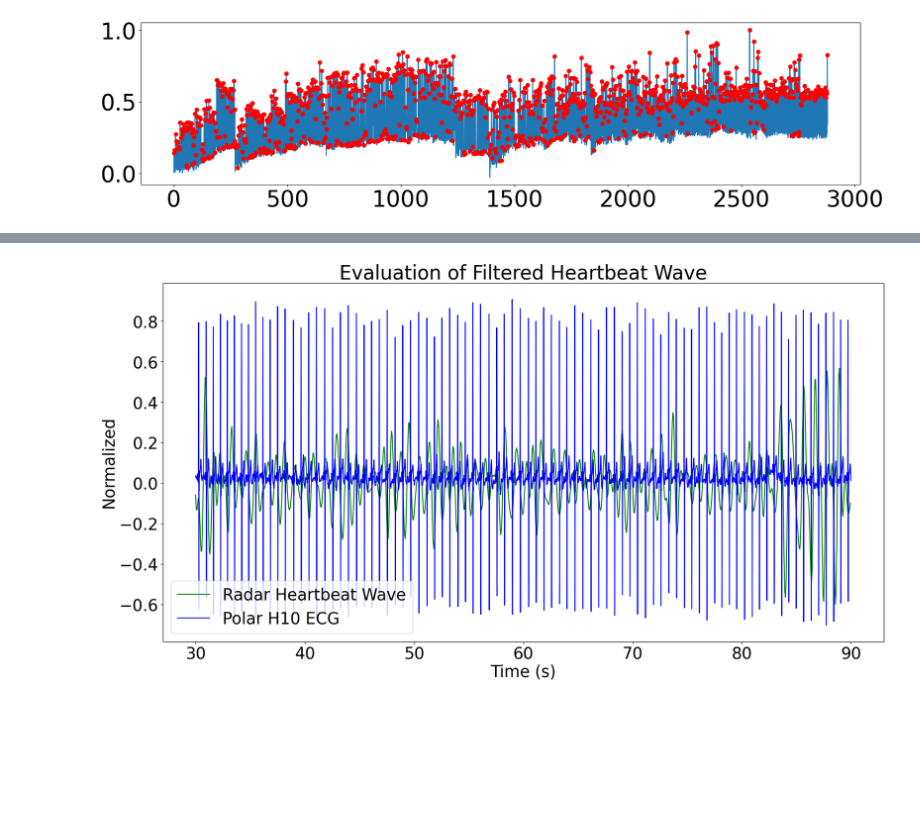
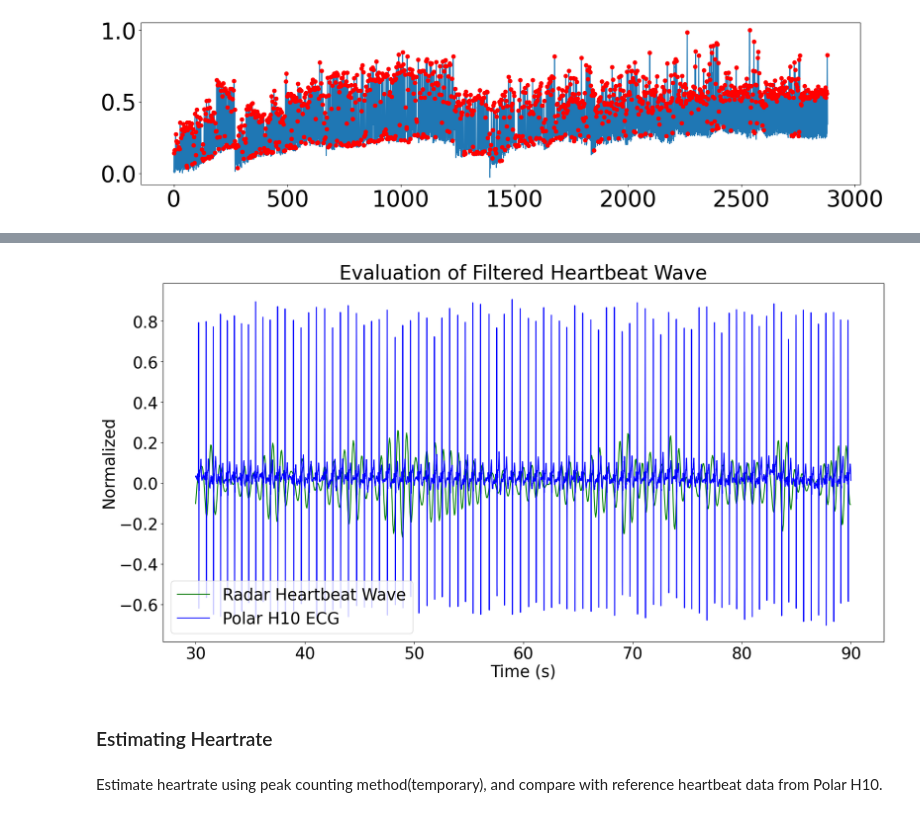
Before and after one commit to walidbrahim/radar_data_processing_tutorials, a Jupyter notebook: radar_data_processing.ipynb, the cells around one changed output, grey strips where cells are left out. Saved outputs shown, nothing was run; the diff lists cells and outputs as text; code cells hidden in the pictures; blank space fills up the shorter version.

Commit message:
Add heartbeat and rate estimation

```diff
--- a/radar_data_processing.ipynb
+++ b/radar_data_processing.ipynb
@@ -130,6 +133,13 @@ def fft_find_bpm(data, sampling_period = 16, start_idx=0, threshold=None):
     max_fq = frequency[fft_max_index] if fft_max_index < len(frequency) else frequency[-1]
     bpm = round(max_fq * 60, 2)
     return bpm
+
+def phase_difference(data):
+    data_0 = data[1:]
+    data_1 = data[:-1]
+    data = np.array(data_0) - np.array(data_1)
+    data = hampel(data)
+    return data
 # %% [markdown]
 Read data from excel file
 # %%
@@ -605,29 +642,43 @@ print(polar_ecg_data)
+# %%
+# Applying phase difference:
+def phase_difference(data):
+    data_0 = data[1:]
+    data_1 = data[:-1]
+    data = np.array(data_0) - np.array(data_1)
+    data = hampel(data)
+    return data
+
+phase_difference_arr=phase_difference(unwrapped_data)
 # %%
-## Filter for respiration -> 0.8-2Hz (human) ---> Please replace with heartbeat range you require
-low_cutoff = 0.8 / NYQ
-high_cutoff = 2 / NYQ
+## Filter for respiration -> 1-1.6Hz (human) ---> Please replace with heartbeat range you require
+low_cutoff = 1 / NYQ
+high_cutoff = 1.6 / NYQ
 
 b, a = butter(4, [low_cutoff, high_cutoff], btype='band', analog=False)
-heartbeat_wave = filtfilt(b, a, unwrapped_data)   # Account for delays
+heartbeat_wave = filtfilt(b, a, phase_difference_arr)   # Account for delays
 
 # Normalize signals:
 heartbeat_wave_norm = heartbeat_wave/np.max(np.abs(heartbeat_wave))
 polar_ecg_data_norm = polar_ecg_data['data']/np.max(np.abs(polar_ecg_data['data']))
 
 # Plot the Polar ECG and radar data:
 %matplotlib inline
 viewing_window_start = 30 # seconds
 viewing_window_end = 90 # seconds
 
 plt.rcParams["figure.figsize"] = (20,10)
 plt.plot(radar_time[viewing_window_start*FPS:viewing_window_end*FPS], heartbeat_wave_norm[viewing_window_start*FPS:viewing_window_end*FPS], 'g', label='Radar Heartbeat Wave')
 npnts = len(polar_ecg_data_norm)
 time  = np.linspace(0, npnts//polar_ecg_sampling_frequency, npnts)
 plt.plot(time[viewing_window_start*polar_ecg_sampling_frequency:viewing_window_end*polar_ecg_sampling_frequency], polar_ecg_data_norm[viewing_window_start*polar_ecg_sampling_frequency:viewing_window_end*polar_ecg_sampling_frequency], 'b', label='Polar H10 ECG')
 plt.title('Evaluation of Filtered Heartbeat Wave')
 plt.ylabel('Normalized')
 plt.xlabel('Time (s)')
 plt.legend()
 plt.show()
 # %% [output]
-[figure, old version]
+[figure, new version]
+# %% [markdown]
+### Estimating Heartrate
+# %% [markdown]
+Estimate heartrate using peak counting method(temporary), and compare with reference heartbeat data from Polar H10.
```
Also changed, not shown: parts of 15 cells of this notebook, 1 other file.
